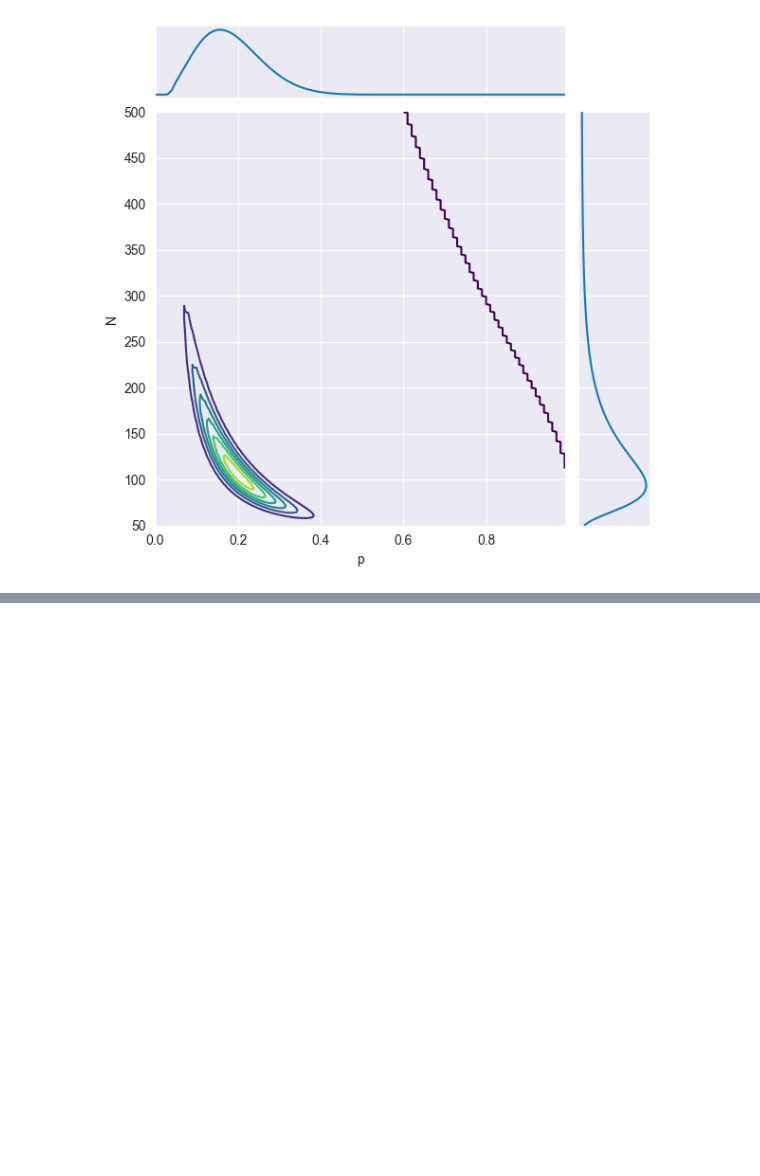
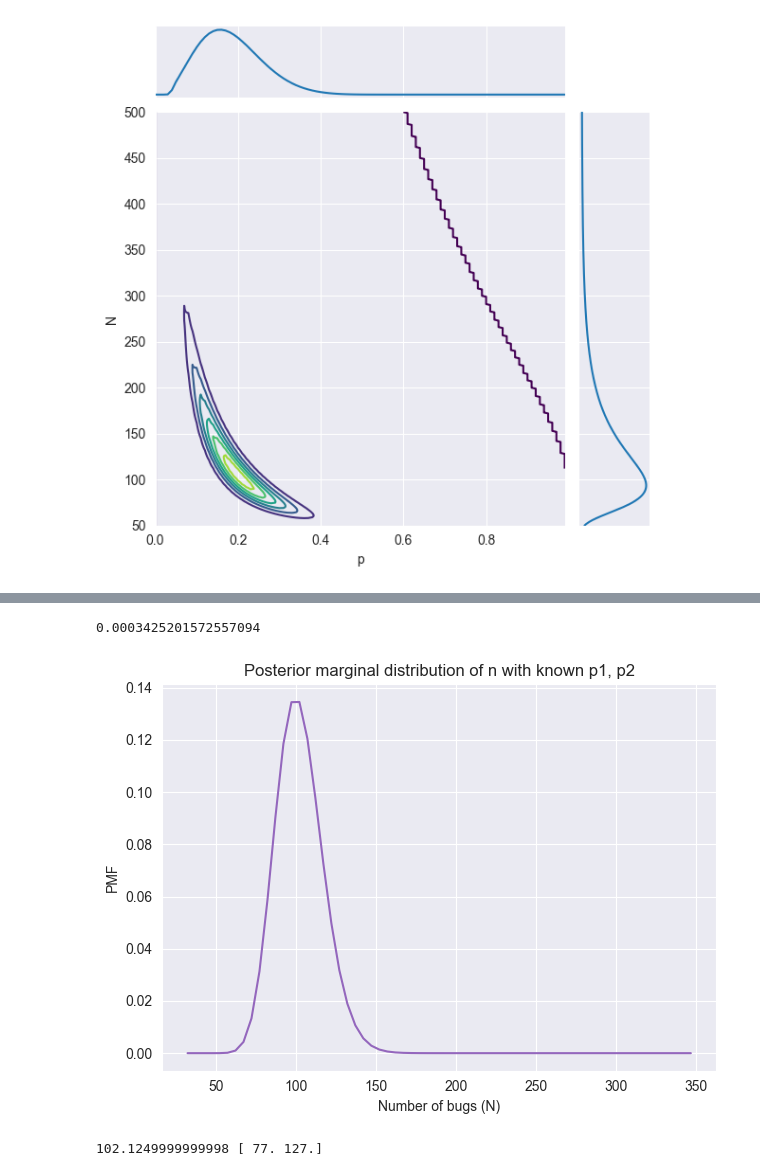
Before and after one commit to Xupeiyi/think-bayes, a Jupyter notebook: chapter15.ipynb, the cells around one changed output, grey strips where cells are left out. Saved outputs shown, nothing was run; the diff lists cells and outputs as text; code cells hidden in the pictures; blank space fills up the shorter version.

```diff
--- a/chapter15.ipynb
+++ b/chapter15.ipynb
@@ -219,0 +239,4 @@ joint_plot(joint_posterior)
+# %%
+qs = np.arange(32, 350, step=5)
+prior_N = make_uniform(qs, name='N')
+prior_N.head(3)
@@ -219,0 +249,32 @@ joint_plot(joint_posterior)
+# %%
+data = np.array([0, k01, k10, k11])
+# %%
+likelihood = prior_N.copy()
+observed = data.sum()
+x = data.copy()
+
+for N in prior_N.qs:
+    x[0] = N - observed
+    likelihood[N] = multinomial.pmf(x, N, y)
+# %%
+posterior_N = prior_N * likelihood
+posterior_N.normalize()
+# %% [output]
+0.0003425201572557094
+# %%
+posterior_N.plot(color='C4')
+
+decorate(
+    xlabel='Number of bugs (N)',
+    ylabel='PMF',
+    title='Posterior marginal distribution of n with known p1, p2'
+)
+# %% [output]
+[figure, added]
+# %%
+print(
+    posterior_N.mean(),
+    posterior_N.credible_interval(0.9)
+)
+# %% [output]
+102.1249999999998 [ 77. 127.]
```
Also changed, not shown: parts of 4 cells of this notebook.
